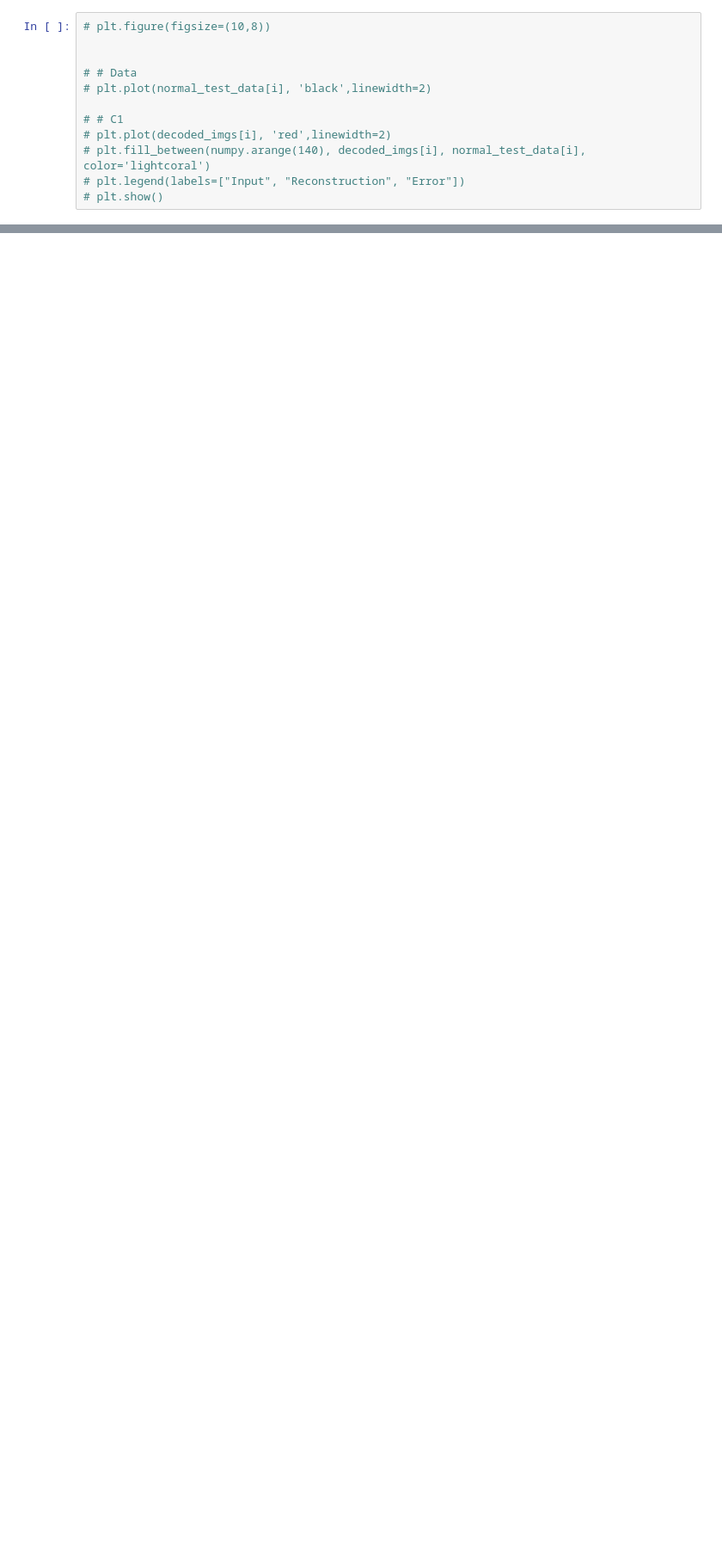
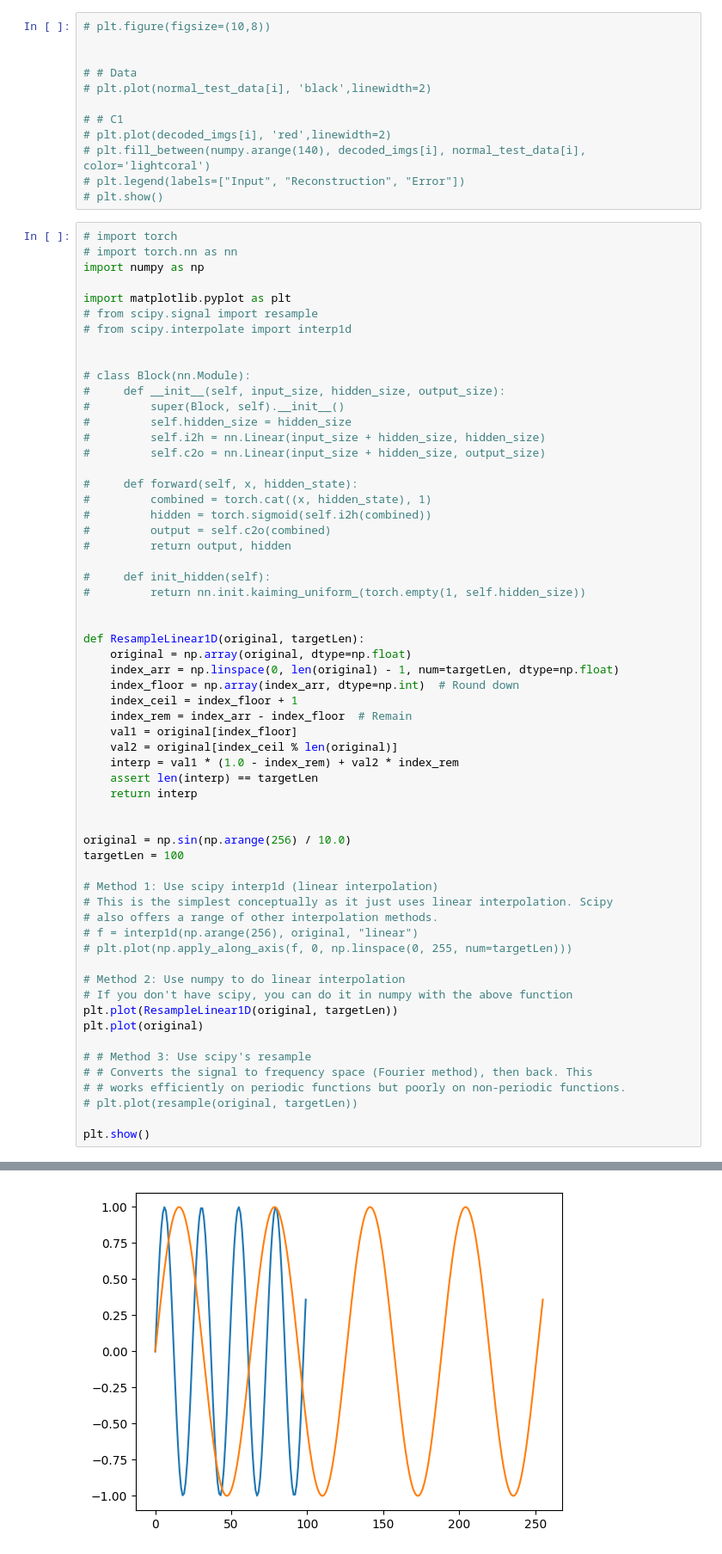
Before and after one commit to 000alen/PulseBud, a Jupyter notebook: ml/main.ipynb, the cells around one changed output, grey strips where cells are left out. Shown: that part at 86% size. Cells and saved outputs as stored; diff of their text form; blank space fills up the shorter version.

Commit message:
Add resampling function

```diff
--- a/ml/main.ipynb
+++ b/ml/main.ipynb
@@ -33,3 +33,64 @@ plt.plot(abnormal[10],color='black',linewidth=3.0)
 # plt.fill_between(numpy.arange(140), decoded_imgs[i], normal_test_data[i], color='lightcoral')
 # plt.legend(labels=["Input", "Reconstruction", "Error"])
 # plt.show()
+# %%
+# import torch
+# import torch.nn as nn
+import numpy as np
+
+import matplotlib.pyplot as plt
+# from scipy.signal import resample
+# from scipy.interpolate import interp1d
+
+
+# class Block(nn.Module):
+#     def __init__(self, input_size, hidden_size, output_size):
+#         super(Block, self).__init__()
+#         self.hidden_size = hidden_size
+#         self.i2h = nn.Linear(input_size + hidden_size, hidden_size)
+#         self.c2o = nn.Linear(input_size + hidden_size, output_size)
+
+#     def forward(self, x, hidden_state):
+#         combined = torch.cat((x, hidden_state), 1)
+#         hidden = torch.sigmoid(self.i2h(combined))
+#         output = self.c2o(combined)
+#         return output, hidden
+
+#     def init_hidden(self):
+#         return nn.init.kaiming_uniform_(torch.empty(1, self.hidden_size))
+
+
+def ResampleLinear1D(original, targetLen):
+    original = np.array(original, dtype=np.float)
+    index_arr = np.linspace(0, len(original) - 1, num=targetLen, dtype=np.float)
+    index_floor = np.array(index_arr, dtype=np.int)  # Round down
+    index_ceil = index_floor + 1
+    index_rem = index_arr - index_floor  # Remain
+    val1 = original[index_floor]
+    val2 = original[index_ceil % len(original)]
+    interp = val1 * (1.0 - index_rem) + val2 * index_rem
+    assert len(interp) == targetLen
+    return interp
+
+
+original = np.sin(np.arange(256) / 10.0)
+targetLen = 100
+
+# Method 1: Use scipy interp1d (linear interpolation)
+# This is the simplest conceptually as it just uses linear interpolation. Scipy
+# also offers a range of other interpolation methods.
+# f = interp1d(np.arange(256), original, "linear")
+# plt.plot(np.apply_along_axis(f, 0, np.linspace(0, 255, num=targetLen)))
+
+# Method 2: Use numpy to do linear interpolation
+# If you don't have scipy, you can do it in numpy with the above function
+plt.plot(ResampleLinear1D(original, targetLen))
+plt.plot(original)
+
+# # Method 3: Use scipy's resample
+# # Converts the signal to frequency space (Fourier method), then back. This
+# # works efficiently on periodic functions but poorly on non-periodic functions.
+# plt.plot(resample(original, targetLen))
+
+plt.show()
+# %% [output]
@@ -35,0 +103 @@ plt.plot(abnormal[10],color='black',linewidth=3.0)
+[figure, added]
```
Also changed, not shown: parts of 1 cell of this notebook, 1 other file.
